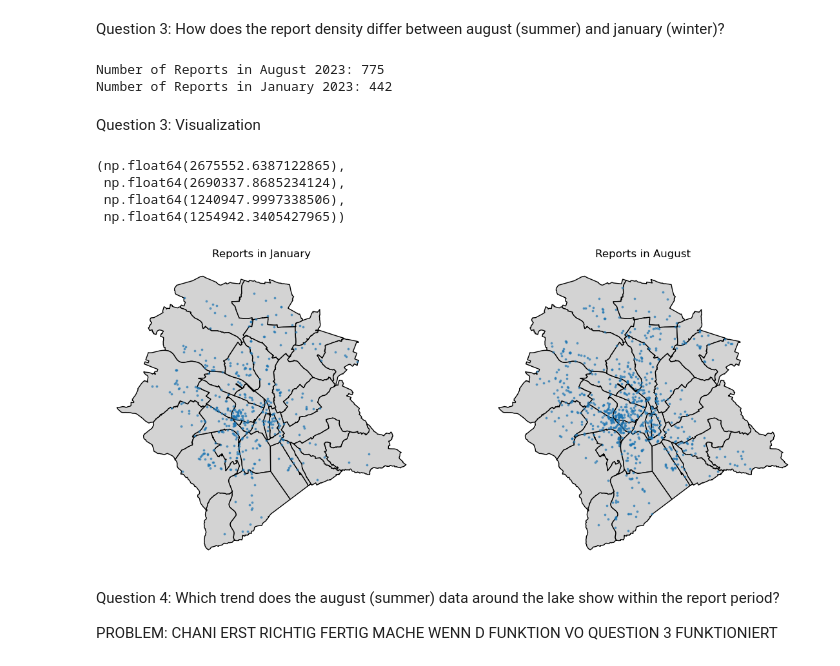
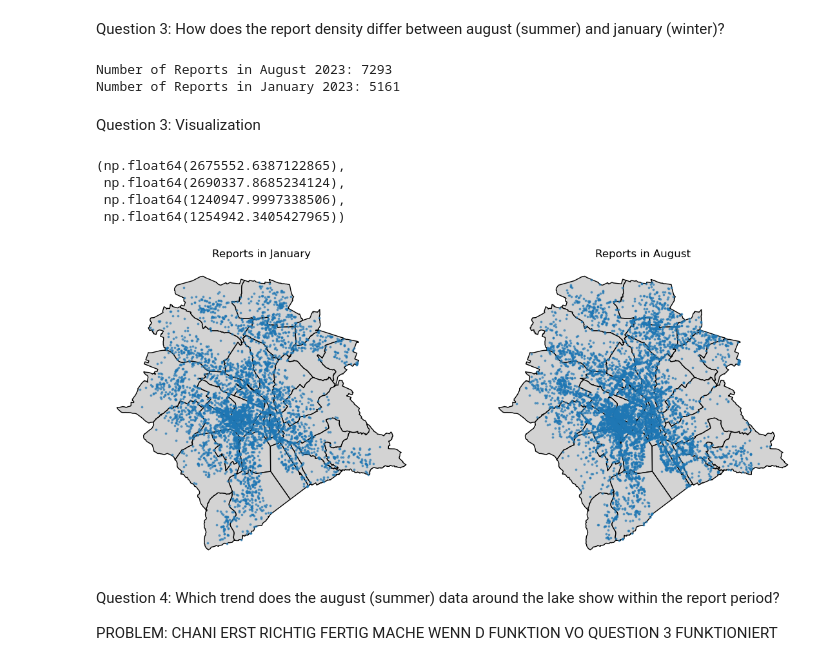
Before and after one commit to eelin-eelin/SDS210-project, a Jupyter notebook: notebooks/Project Notebook 1.ipynb, the cells around one changed output. Cells and saved outputs as stored; diff of their text form; code cells hidden in the pictures.

Commit message:
question 3: removed manual filtering of the data, filtered data for august and january over the full period and added an example for the year 2025

```diff
--- a/notebooks/Project Notebook 1.ipynb
+++ b/notebooks/Project Notebook 1.ipynb
@@ -224,15 +224,6 @@ meldungen_quartier_join["requested_datetime"] = pd.to_datetime(
 #create a subset which only contains the data about the 'Kreise' around the lake (1,2,8)
 kreise_see = meldungen_quartier_join[meldungen_quartier_join["knr"].isin(["1", "2", "8"])]
 
-
-#compare number of reports in august and january manually
-august = meldungen_quartier_join[(meldungen_quartier_join["requested_datetime"] >= "2023-08-01") &
-                                 (meldungen_quartier_join["requested_datetime"] < "2023-09-01")].copy()
-januar = meldungen_quartier_join[(meldungen_quartier_join["requested_datetime"] >= "2023-01-01") &
-                                 (meldungen_quartier_join["requested_datetime"] < "2023-02-01")].copy()
-
-print(f"Number of Reports in August 2023: {len(august)}")
-print(f"Number of Reports in January 2023: {len(januar)}")
 
 #create a function to filter the reports per month and year
 def filter_by_month(data, year = None, month = None):
@@ -261,9 +252,14 @@ def filter_by_month(data, year = None, month = None):
 #apply function to filter august and january data
 august_daten = filter_by_month(meldungen_quartier_join, month = 8)
 januar_daten = filter_by_month(meldungen_quartier_join, month = 1)
+
+
+#count number of reports
+print(f"Number of Reports in August (over full period): {len(august_daten)}")
+print(f"Number of Reports in January (over full period): {len(januar_daten)}")
 # %% [output]
-Number of Reports in August 2023: 775
-Number of Reports in January 2023: 442
+Number of Reports in August 2023: 7293
+Number of Reports in January 2023: 5161
 # %% [markdown]
 Question 3: Visualization
 # %%
@@ -276,36 +272,36 @@ fig, ax = plt.subplots(1, 2, figsize = (14, 7))
 #plot january
 quartiere_gdf.plot(
     ax = ax[0],
     color = "lightgrey",
     edgecolor = "black")
 
-januar.plot(
+januar_daten.plot(
     ax = ax[0],
     markersize = 3,
     alpha = 0.6)
 
 ax[0].set_title(f"Reports in January")
 ax[0].axis("off")
 
 #plot august
 quartiere_gdf.plot(
     ax = ax[1],
     color = "lightgrey",
     edgecolor = "black")
 
-august.plot(
+august_daten.plot(
     ax = ax[1],
     markersize = 3,
     alpha = 0.6)
 
 ax[1].set_title("Reports in August")
 ax[1].axis("off")
 # %% [output]
 (np.float64(2675552.6387122865),
  np.float64(2690337.8685234124),
  np.float64(1240947.9997338506),
  np.float64(1254942.3405427965))
-[figure, old version]
+[figure, new version]
 # %% [markdown]
 Question 4: Which trend does the august (summer) data around the lake show within the report period?
 
```
